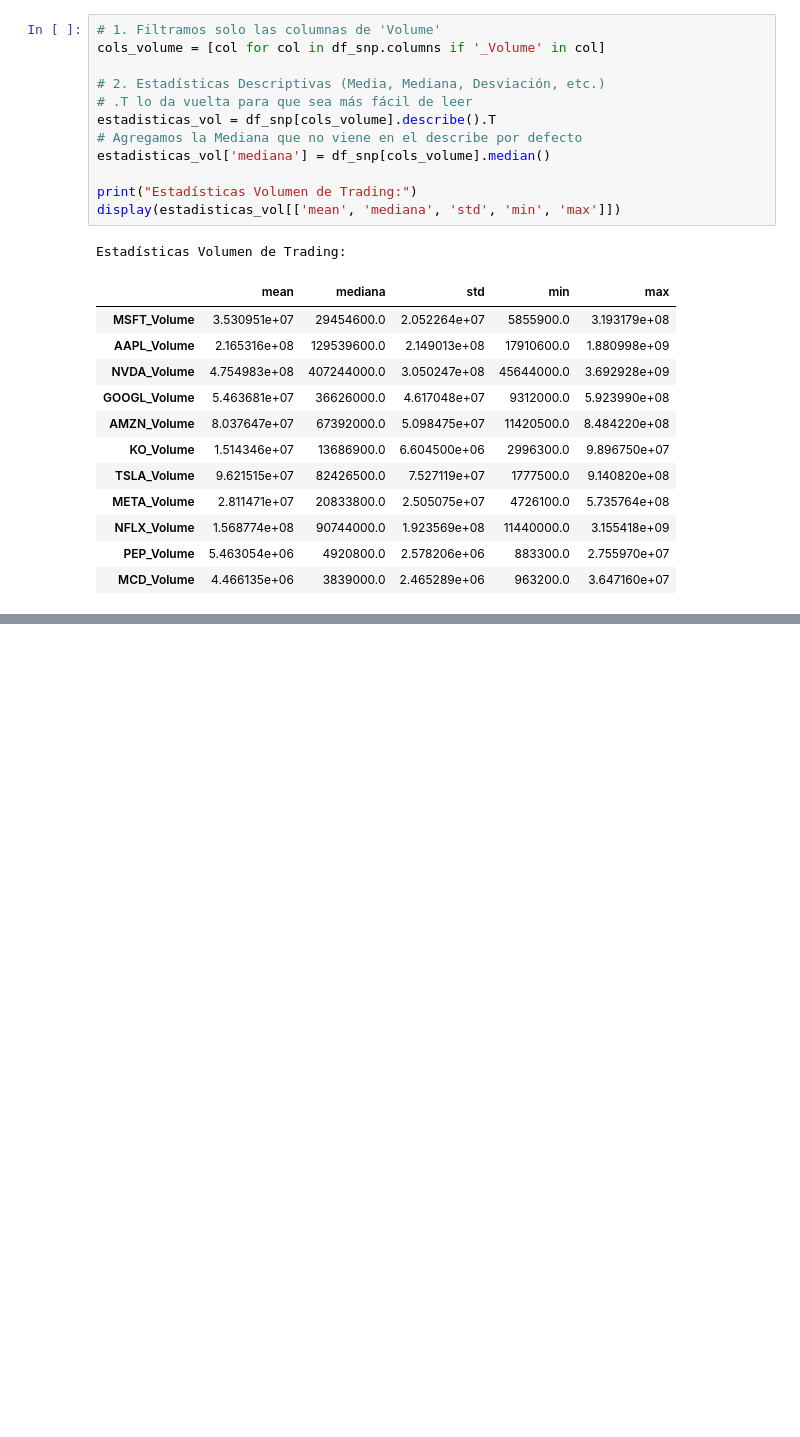
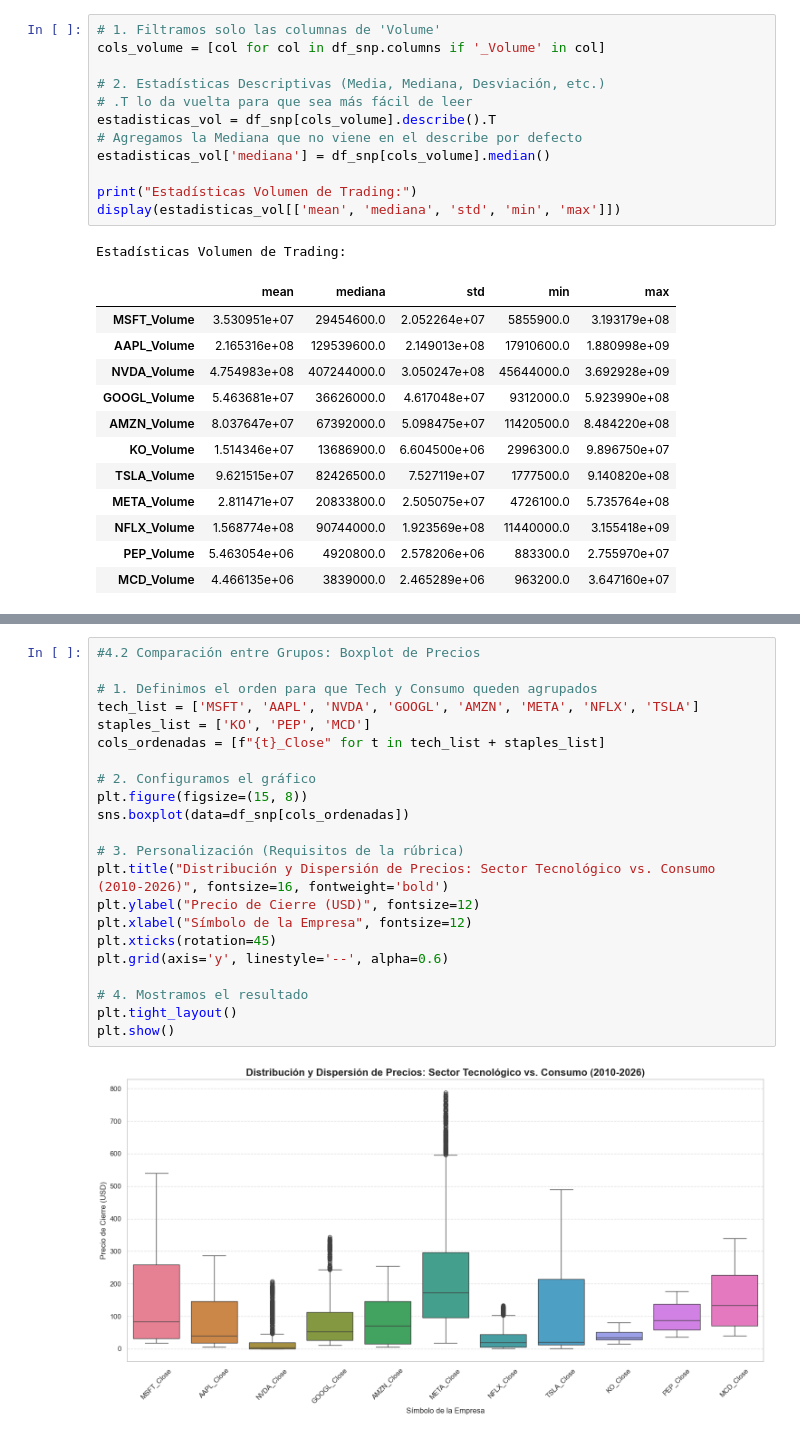
Before and after one commit to benja20003/MineriaDatos, a Jupyter notebook: Solemne1/Solemne1_Mineria_de_Datos.ipynb, the cells around one changed output, grey strips where cells are left out. Cells and saved outputs as stored; diff of their text form; blank space fills up the shorter version.

```diff
--- a/Solemne1/Solemne1_Mineria_de_Datos.ipynb
+++ b/Solemne1/Solemne1_Mineria_de_Datos.ipynb
@@ -506,0 +599,24 @@ Para asegurar la calidad del estudio, se descartaron las siguientes opciones dur
+# %%
+#4.2 Comparación entre Grupos: Boxplot de Precios
+
+# 1. Definimos el orden para que Tech y Consumo queden agrupados
+tech_list = ['MSFT', 'AAPL', 'NVDA', 'GOOGL', 'AMZN', 'META', 'NFLX', 'TSLA']
+staples_list = ['KO', 'PEP', 'MCD']
+cols_ordenadas = [f"{t}_Close" for t in tech_list + staples_list]
+
+# 2. Configuramos el gráfico
+plt.figure(figsize=(15, 8))
+sns.boxplot(data=df_snp[cols_ordenadas])
+
+# 3. Personalización (Requisitos de la rúbrica)
+plt.title("Distribución y Dispersión de Precios: Sector Tecnológico vs. Consumo (2010-2026)", fontsize=16, fontweight='bold')
+plt.ylabel("Precio de Cierre (USD)", fontsize=12)
+plt.xlabel("Símbolo de la Empresa", fontsize=12)
+plt.xticks(rotation=45)
+plt.grid(axis='y', linestyle='--', alpha=0.6)
+
+# 4. Mostramos el resultado
+plt.tight_layout()
+plt.show()
+# %% [output]
+[figure, added]
```
Also changed, not shown: parts of 8 cells of this notebook.
